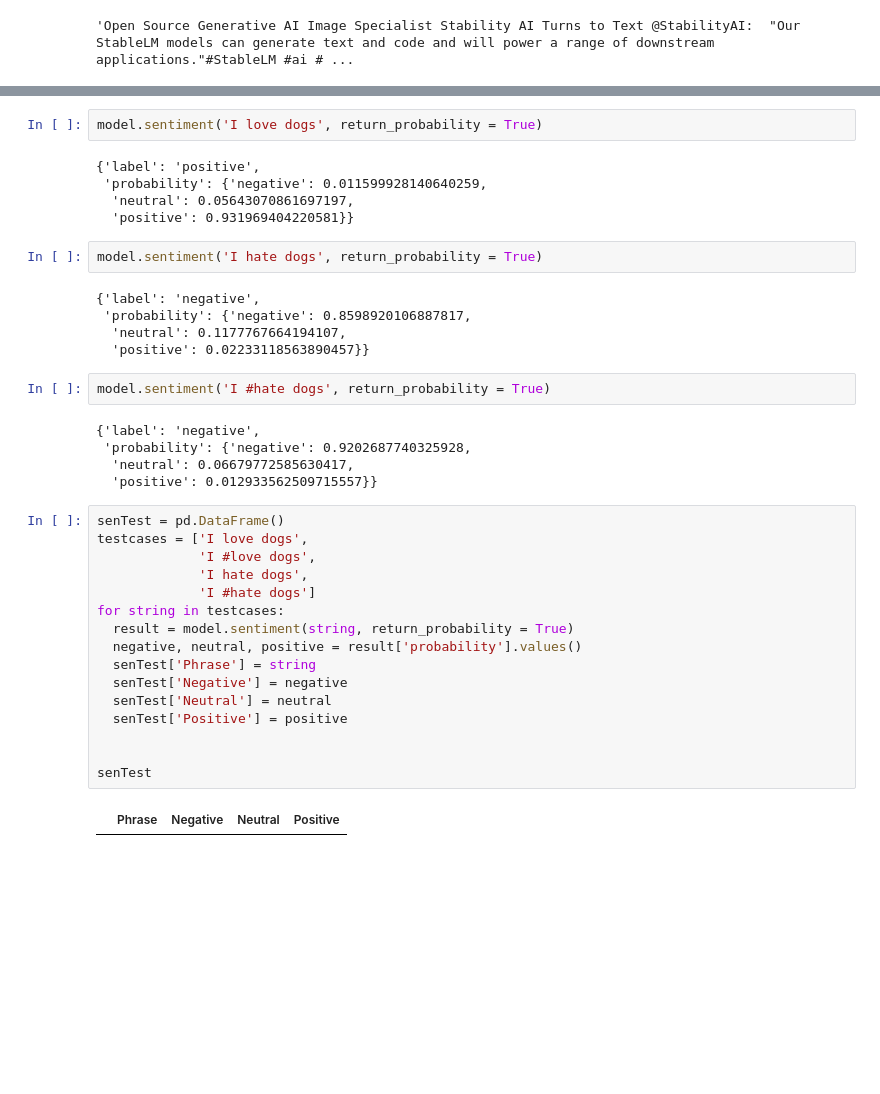
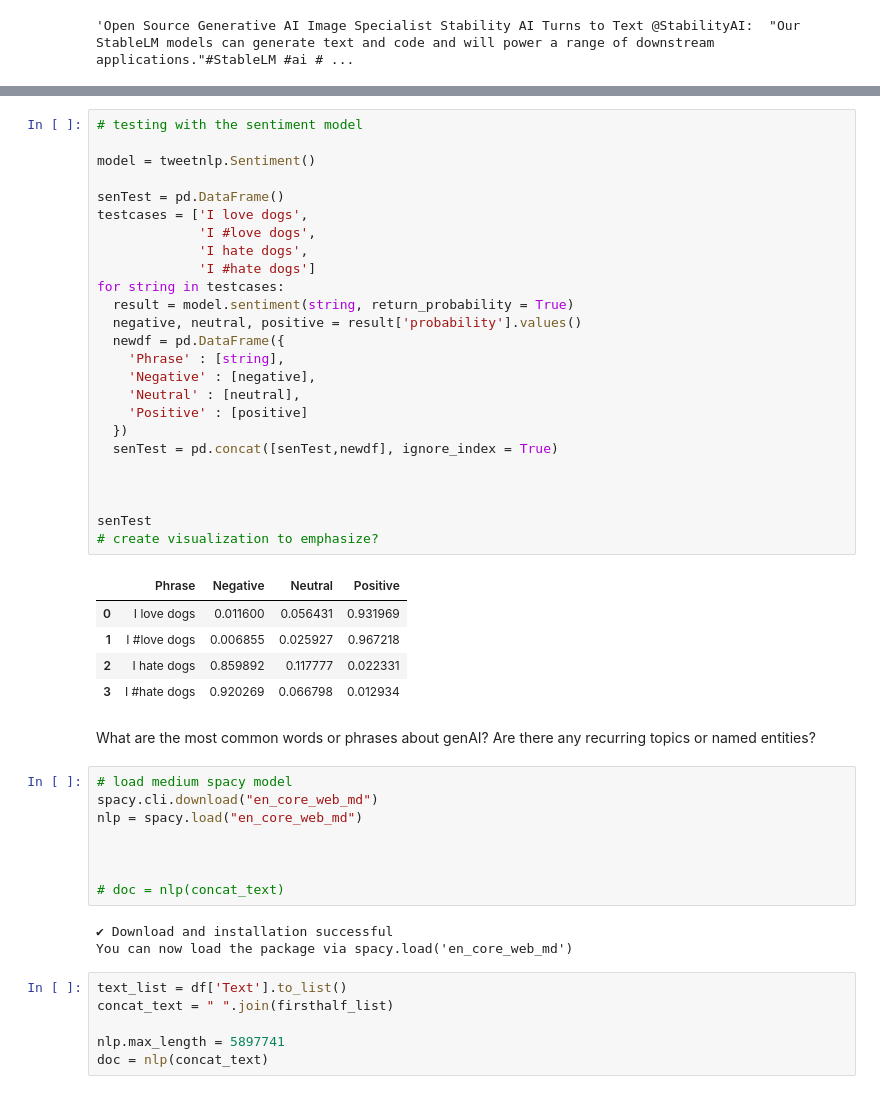
Before and after one commit to rebrinehart/gen-ai-tweets, a Jupyter notebook: gen-ai-tweet-analysis.ipynb, the cells around one changed output, grey strips where cells are left out. Drawn from its saved outputs; the diff is of its cells as text; blank space fills up the shorter version.

```diff
--- a/gen-ai-tweet-analysis.ipynb
+++ b/gen-ai-tweet-analysis.ipynb
@@ -229,39 +185,51 @@ model.sentiment('I #love dogs', return_probability = True)
-# %%
-model.sentiment('I love dogs', return_probability = True)
-# %% [output]
-{'label': 'positive',
- 'probability': {'negative': 0.011599928140640259,
-  'neutral': 0.05643070861697197,
-  'positive': 0.931969404220581}}
-# %%
-model.sentiment('I hate dogs', return_probability = True)
-# %% [output]
-{'label': 'negative',
- 'probability': {'negative': 0.8598920106887817,
-  'neutral': 0.1177767664194107,
-  'positive': 0.02233118563890457}}
-# %%
-model.sentiment('I #hate dogs', return_probability = True)
-# %% [output]
-{'label': 'negative',
- 'probability': {'negative': 0.9202687740325928,
-  'neutral': 0.06679772585630417,
-  'positive': 0.012933562509715557}}
 # %%
+# testing with the sentiment model
+
+model = tweetnlp.Sentiment()
+
 senTest = pd.DataFrame()
 testcases = ['I love dogs',
              'I #love dogs',
              'I hate dogs',
              'I #hate dogs']
 for string in testcases:
   result = model.sentiment(string, return_probability = True)
   negative, neutral, positive = result['probability'].values()
-  senTest['Phrase'] = string
-  senTest['Negative'] = negative
-  senTest['Neutral'] = neutral
-  senTest['Positive'] = positive
+  newdf = pd.DataFrame({
+    'Phrase' : [string],
+    'Negative' : [negative],
+    'Neutral' : [neutral],
+    'Positive' : [positive]
+  })
+  senTest = pd.concat([senTest,newdf], ignore_index = True)
+
 
 
 senTest
+# create visualization to emphasize?
 # %% [output]
 |  | Phrase | Negative | Neutral | Positive |
+| 0 | I love dogs | 0.011600 | 0.056431 | 0.931969 |
+| 1 | I #love dogs | 0.006855 | 0.025927 | 0.967218 |
+| 2 | I hate dogs | 0.859892 | 0.117777 | 0.022331 |
+| 3 | I #hate dogs | 0.920269 | 0.066798 | 0.012934 |
+# %% [markdown]
+What are the most common words or phrases about genAI?
+Are there any recurring topics or named entities?
+# %%
+# load medium spacy model
+spacy.cli.download("en_core_web_md")
+nlp = spacy.load("en_core_web_md")
+
+
+
+# doc = nlp(concat_text)
+# %% [output]
+✔ Download and installation successful
+You can now load the package via spacy.load('en_core_web_md')
+# %%
+text_list = df['Text'].to_list()
+concat_text = " ".join(firsthalf_list)
+
+nlp.max_length = 5897741
+doc = nlp(concat_text)
```
Also changed, not shown: parts of 15 cells of this notebook.
